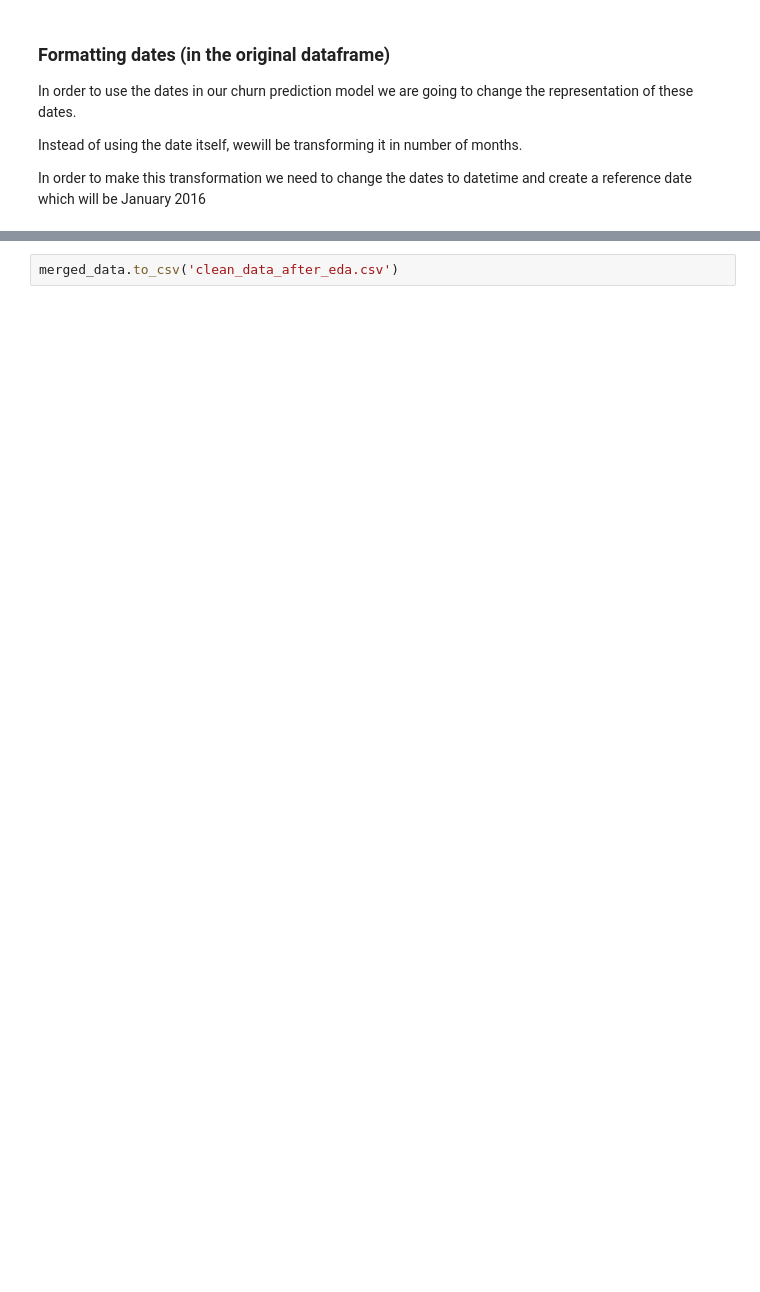
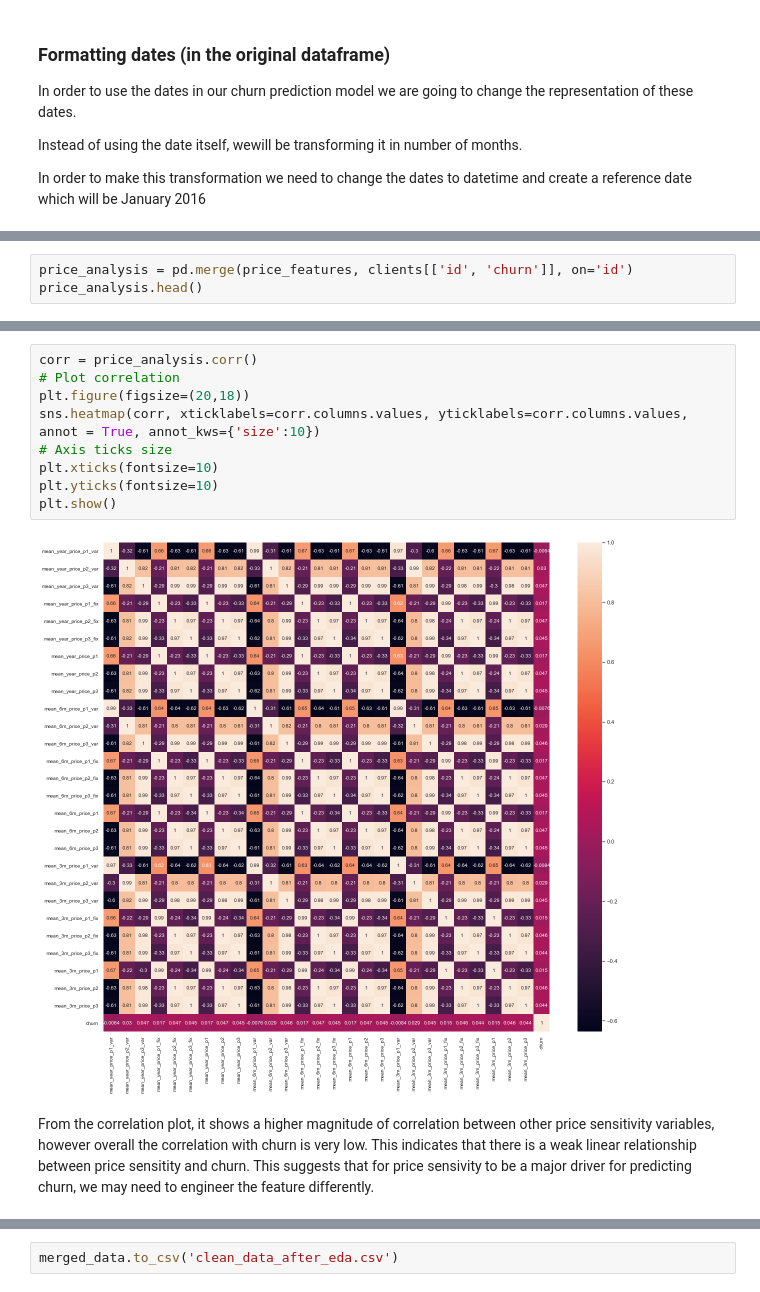
Before and after one commit to EslamMohamed95/lds_customer_churn, a Jupyter notebook: churn analysis.ipynb, the cells around one changed output, grey strips where cells are left out. Saved outputs shown, nothing was run; the diff lists cells and outputs as text; blank space fills up the shorter version.

```diff
--- a/churn analysis.ipynb
+++ b/churn analysis.ipynb
@@ -535,0 +548,3 @@ history_data.loc[history_data["price_p3_fix"] < 0,"price_p3_fix"] = history_data
+# %%
+price_analysis = pd.merge(price_features, clients[['id', 'churn']], on='id')
+price_analysis.head()
@@ -535,0 +559,13 @@ history_data.loc[history_data["price_p3_fix"] < 0,"price_p3_fix"] = history_data
+# %%
+corr = price_analysis.corr()
+# Plot correlation
+plt.figure(figsize=(20,18))
+sns.heatmap(corr, xticklabels=corr.columns.values, yticklabels=corr.columns.values, annot = True, annot_kws={'size':10})
+# Axis ticks size
+plt.xticks(fontsize=10)
+plt.yticks(fontsize=10)
+plt.show()
+# %% [output]
+[figure, added]
+# %% [markdown]
+From the correlation plot, it shows a higher magnitude of correlation between other price sensitivity variables, however overall the correlation with churn is very low. This indicates that there is a weak linear relationship between price sensitity and churn. This suggests that for price sensivity to be a major driver for predicting churn, we may need to engineer the feature differently.
```
Also changed, not shown: parts of 29 cells of this notebook.
